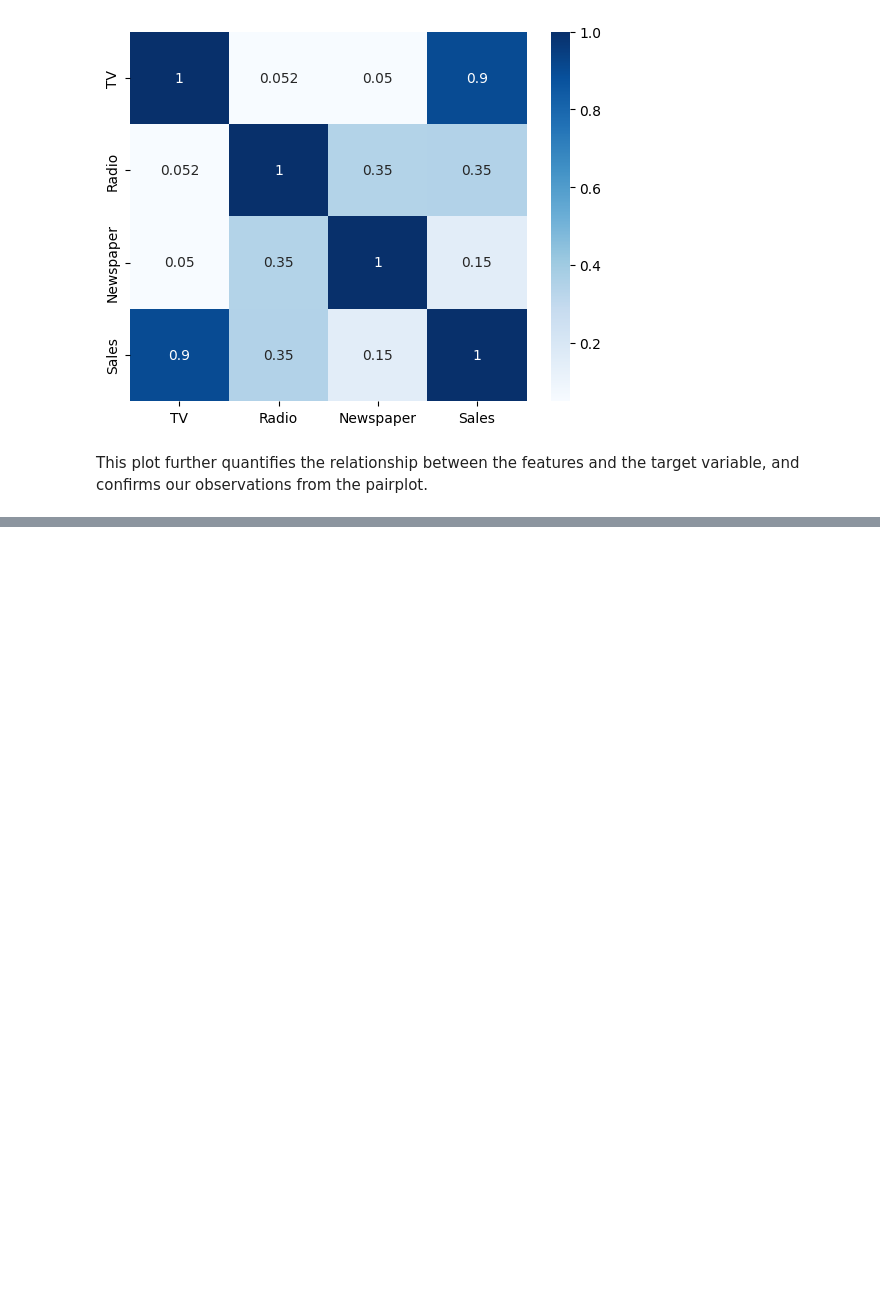
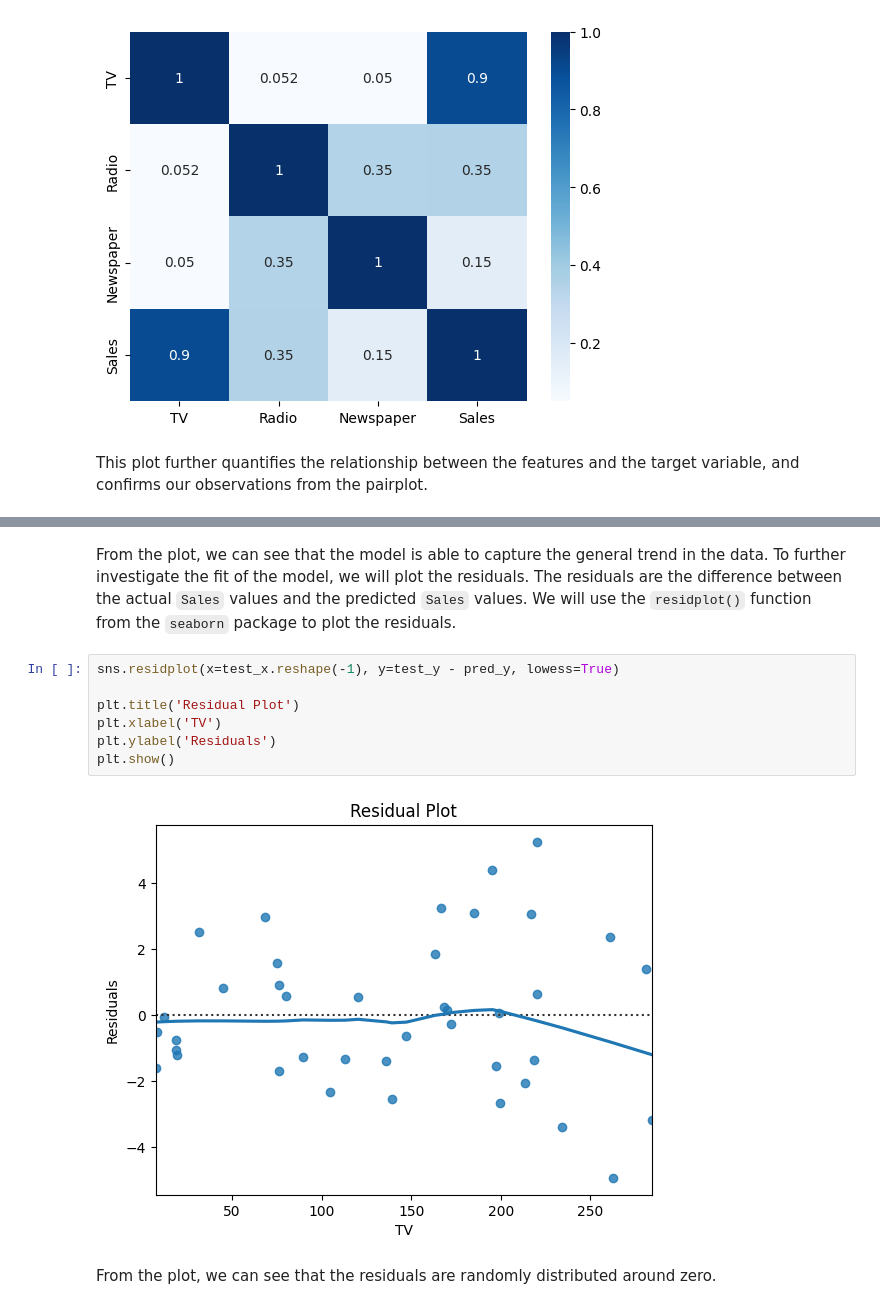
Before and after one commit to ccdsiub/ml-essentials, a Jupyter notebook: docs/supervised-learning/regression/linear-regression.ipynb, the cells around one changed output, grey strips where cells are left out. Cells and saved outputs as stored; diff of their text form; blank space fills up the shorter version.

```diff
--- a/docs/supervised-learning/regression/linear-regression.ipynb
+++ b/docs/supervised-learning/regression/linear-regression.ipynb
@@ -142,0 +313,13 @@ Before we can train a machine learning model, we need to prepare the data.
+# %% [markdown]
+From the plot, we can see that the model is able to capture the general trend in the data. To further investigate the fit of the model, we will plot the residuals. The residuals are the difference between the actual `Sales` values and the predicted `Sales` values. We will use the `residplot()` function from the `seaborn` package to plot the residuals.
+# %%
+sns.residplot(x=test_x.reshape(-1), y=test_y - pred_y, lowess=True)
+
+plt.title('Residual Plot')
+plt.xlabel('TV')
+plt.ylabel('Residuals')
+plt.show()
+# %% [output]
+[figure, added]
+# %% [markdown]
+From the plot, we can see that the residuals are randomly distributed around zero.
```
Also changed, not shown: parts of 21 cells of this notebook.
